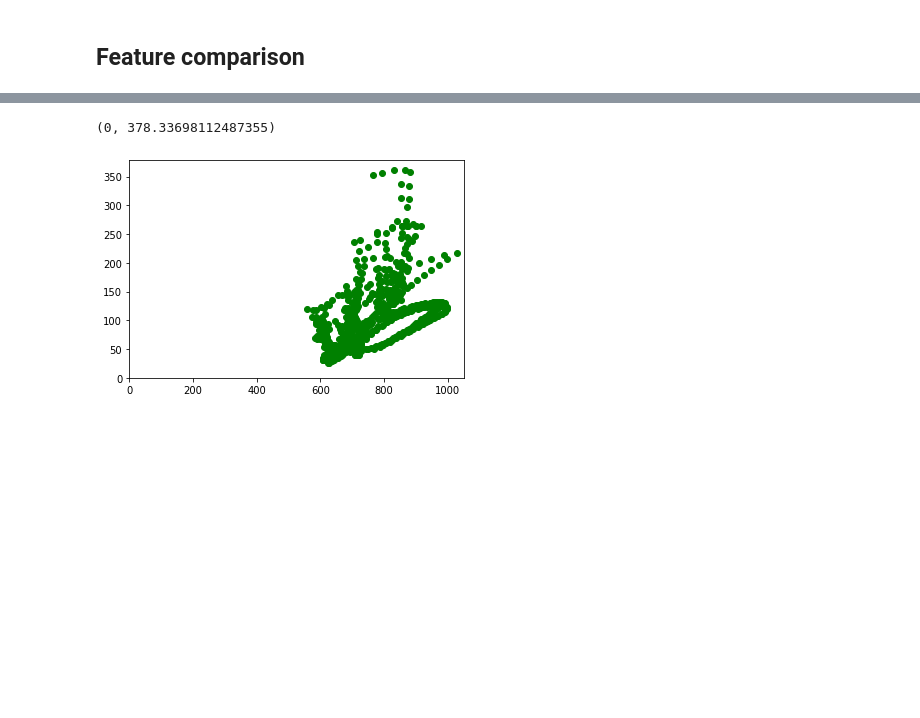
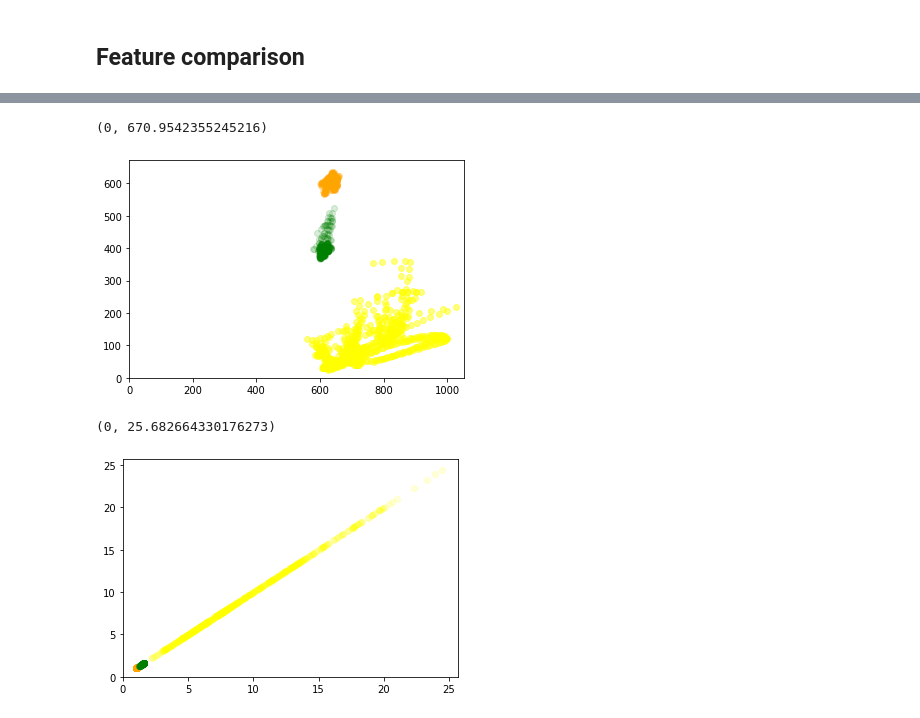
Before and after one commit to GinoAvanzini/fruit-sorter, a Jupyter notebook: src/scikit_image_testbench.ipynb, the cells around one changed output, grey strips where cells are left out. Saved outputs shown, nothing was run; the diff lists cells and outputs as text; code cells hidden in the pictures; blank space fills up the shorter version.

```diff
--- a/src/scikit_image_testbench.ipynb
+++ b/src/scikit_image_testbench.ipynb
@@ -408,10 +462,24 @@ Std. dev:  4.200427908868824
 # %%
 fig, ax = plt.subplots(nrows=1, ncols=1)
 
-ax.scatter(x=banana_eigvalues[:, 0], y=banana_eigvalues[:, 1], c='green')
+ax.scatter(x=banana_eigvalues[:, 0], y=banana_eigvalues[:, 1], c='yellow', alpha=.5)
+ax.scatter(x=orange_eigvalues[:, 0], y=orange_eigvalues[:, 1], c='orange', alpha=.15)
+ax.scatter(x=lemon_eigvalues[:, 0], y=lemon_eigvalues[:, 1], c='green', alpha=.15)
 
 ax.set_xlim(left=0)
 ax.set_ylim(bottom=0)
 # %% [output]
-(0, 378.33698112487355)
+(0, 670.9542355245216)
-[figure, old version]
+[figure, new version]
+# %%
+fig, ax = plt.subplots(nrows=1, ncols=1)
+
+ax.scatter(x=banana_moment_ratio[:], y=banana_moment_ratio[:], c='yellow', alpha=.15)
+ax.scatter(x=orange_moment_ratio[:], y=orange_moment_ratio[:], c='orange', alpha=.15)
+ax.scatter(x=lemon_moment_ratio[:], y=lemon_moment_ratio[:], c='green', alpha=.15)
+
+ax.set_xlim(left=0)
+ax.set_ylim(bottom=0)
+# %% [output]
+(0, 25.682664330176273)
+[figure, added]
```
Also changed, not shown: parts of 8 cells of this notebook, 1 other file.
